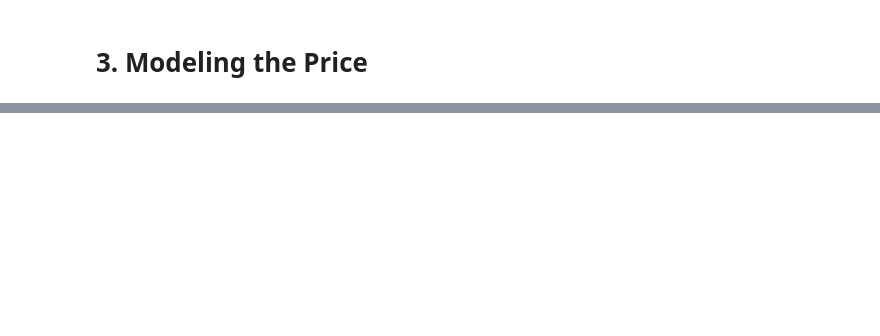
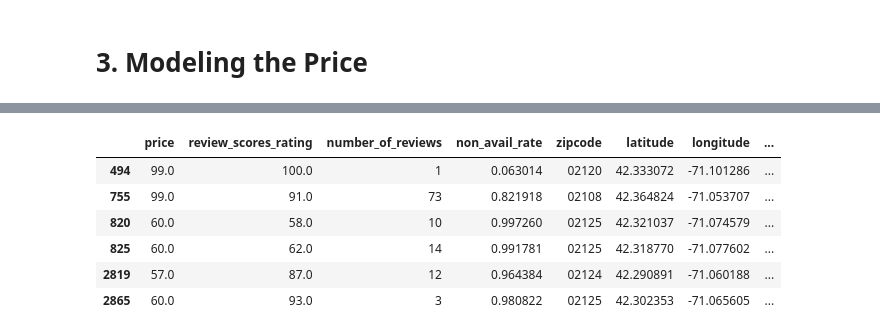
Before and after one commit to chziha/Data-Scientist-Udacity-Nanodegree, a Jupyter notebook: Writing_a_Data_Scientist_Blog_Post/write_ds_blog.ipynb, the cells around one changed output, grey strips where cells are left out. Cells and saved outputs as stored; diff of their text form; code cells hidden in the pictures; blank space fills up the shorter version.

```diff
--- a/Writing_a_Data_Scientist_Blog_Post/write_ds_blog.ipynb
+++ b/Writing_a_Data_Scientist_Blog_Post/write_ds_blog.ipynb
@@ -479,0 +551,10 @@ map_Boston
+# %%
+listings_prd[listings_prd['beds'].isnull()]
+# %% [output]
+|  | price | review_scores_rating | number_of_reviews | non_avail_rate | zipcode | latitude | longitude | ... |
+| 494 | 99.0 | 100.0 | 1 | 0.063014 | 02120 | 42.333072 | -71.101286 | ... |
+| 755 | 99.0 | 91.0 | 73 | 0.821918 | 02108 | 42.364824 | -71.053707 | ... |
+| 820 | 60.0 | 58.0 | 10 | 0.997260 | 02125 | 42.321037 | -71.074579 | ... |
+| 825 | 60.0 | 62.0 | 14 | 0.991781 | 02125 | 42.318770 | -71.077602 | ... |
+| 2819 | 57.0 | 87.0 | 12 | 0.964384 | 02124 | 42.290891 | -71.060188 | ... |
+| 2865 | 60.0 | 93.0 | 3 | 0.980822 | 02125 | 42.302353 | -71.065605 | ... |
```
Also changed, not shown: parts of 25 cells of this notebook, 29 other files.
